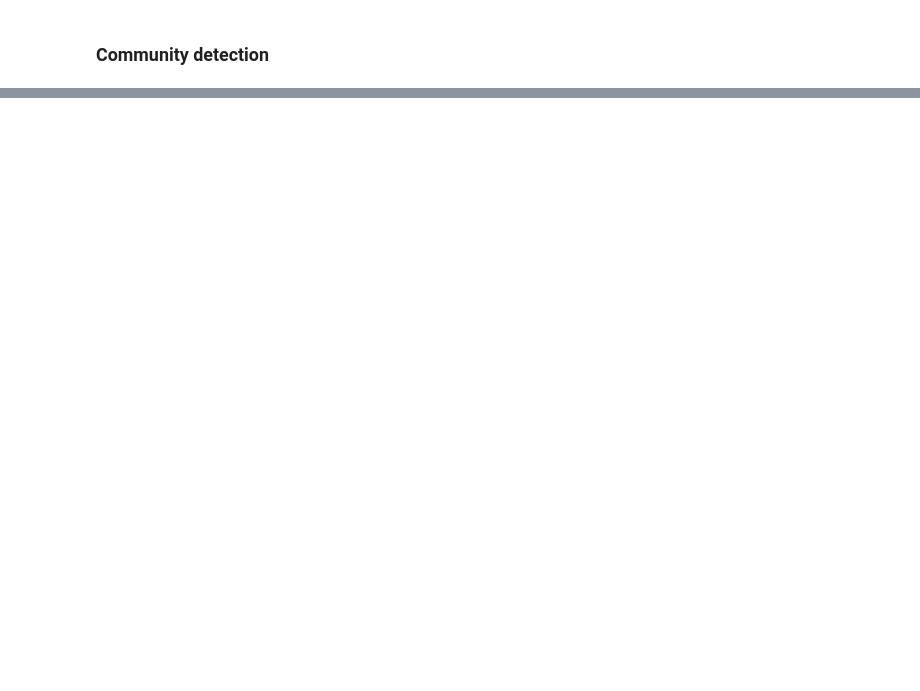
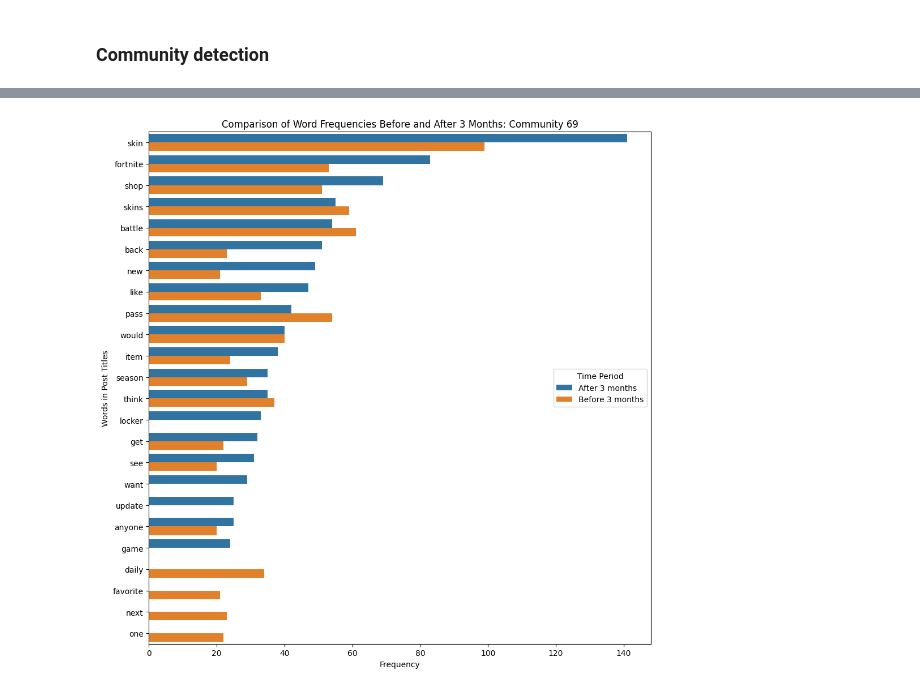
Before and after one commit to lakshyaag/INSY670-SocialMediaAnalytics-Group, a Jupyter notebook: Project/code_v2.ipynb, the cells around one changed output, grey strips where cells are left out. Drawn from its saved outputs; the diff is of its cells as text; code cells hidden in the pictures; blank space fills up the shorter version.

```diff
--- a/Project/code_v2.ipynb
+++ b/Project/code_v2.ipynb
@@ -334,0 +533,23 @@ author_metrics_overall_t.pivot_table(
+# %%
+plt.figure(figsize=(10, 10))
+sns.barplot(
+    data=pd.melt(word_comparison.reset_index(), id_vars="clean_title"),
+    y="clean_title",
+    x="value",
+    hue="variable",
+    palette="tab10" ,
+)
+
+plt.title(f'Comparison of Word Frequencies Before and After 3 Months: Community {SELECTED_COMMUNITY_IDX}')
+plt.xlabel('Frequency')
+plt.ylabel('Words in Post Titles')
+
+plt.legend(title='Time Period')
+plt.tight_layout()
+
+plt.savefig(
+    f'./graphs/word_comparison_community_{SELECTED_COMMUNITY_IDX}_{SELECTED_TOPIC}.png',
+)
+
+plt.show()
+# %% [output]
@@ -334,0 +557 @@ author_metrics_overall_t.pivot_table(
+[figure, added]
```
Also changed, not shown: parts of 29 cells of this notebook, 5 other files.
